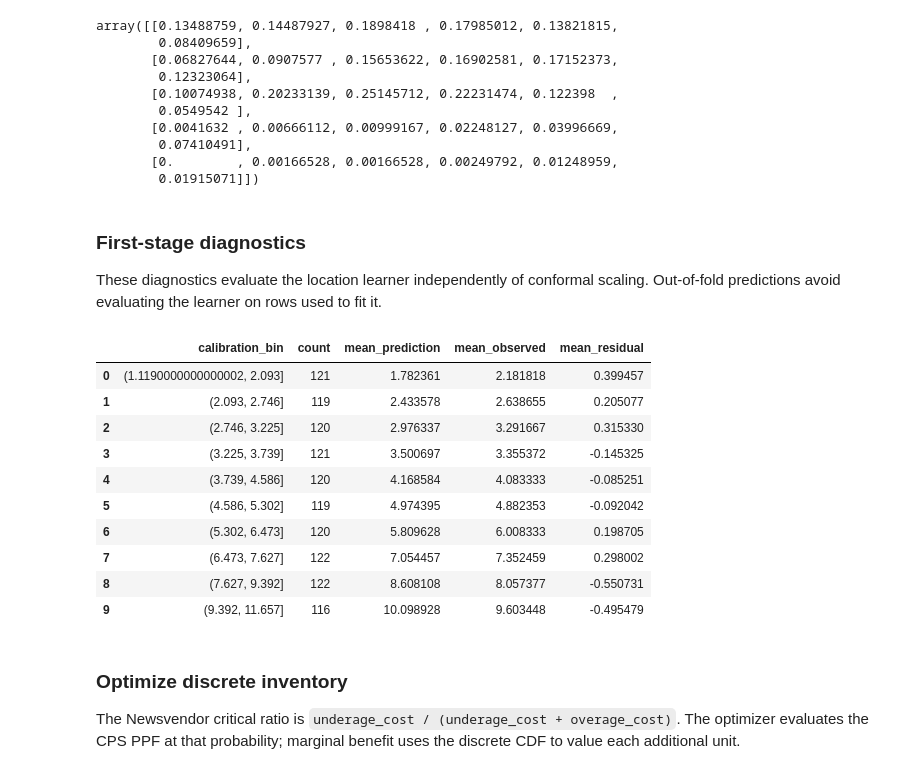
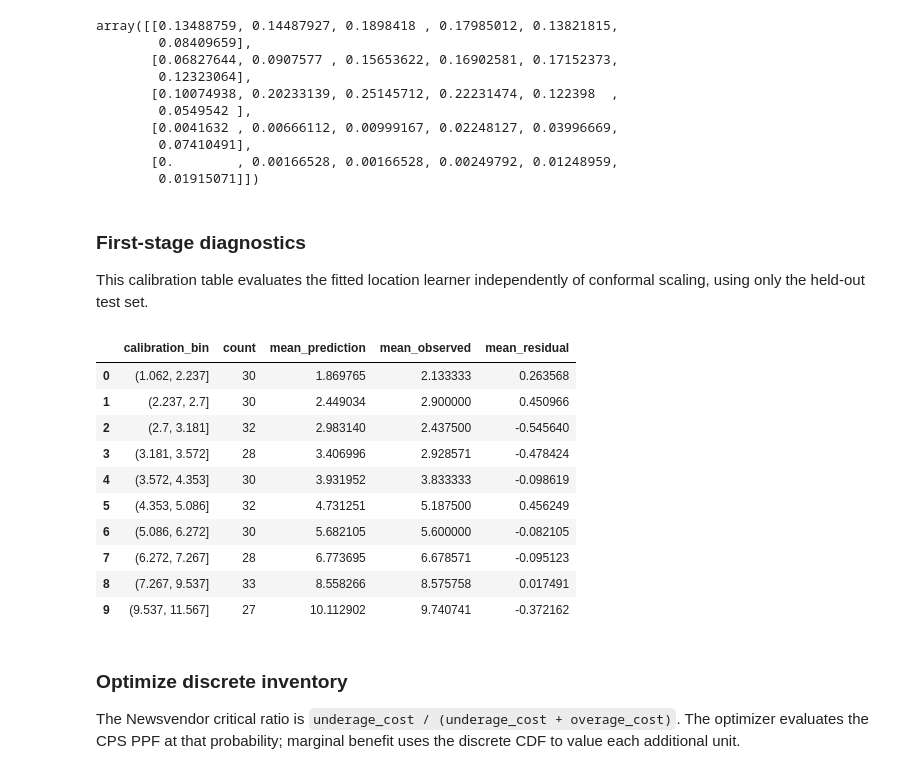
Before and after one commit to heylucasleao/tinyconformal, a Jupyter notebook: examples/distribution/cps.ipynb, the cells around one changed output. Saved outputs shown, nothing was run; the diff lists cells and outputs as text; code cells hidden in the pictures.

```diff
--- a/examples/distribution/cps.ipynb
+++ b/examples/distribution/cps.ipynb
@@ -96,25 +96,25 @@ array([[0.13488759, 0.14487927, 0.1898418 , 0.17985012, 0.13821815,
 # %% [markdown]
 ### First-stage diagnostics
 
-These diagnostics evaluate the location learner independently of conformal scaling. Out-of-fold predictions avoid evaluating the learner on rows used to fit it.
+This calibration table evaluates the fitted location learner independently of conformal scaling, using only the held-out test set.
-# %%
-count_oof = cross_val_predict(
-    count_location, X_count_train, y_count_train, cv=5, n_jobs=-1
-)
-count_first_stage = pd.DataFrame({"y": y_count_train, "y_pred": count_oof})
-FirstStageEvaluator.calibration_table(count_first_stage, n_bins=10)
-# %% [output]
-|  | calibration_bin | count | mean_prediction | mean_observed | mean_residual |
-| 0 | (1.1190000000000002, 2.093] | 121 | 1.782361 | 2.181818 | 0.399457 |
-| 1 | (2.093, 2.746] | 119 | 2.433578 | 2.638655 | 0.205077 |
-| 2 | (2.746, 3.225] | 120 | 2.976337 | 3.291667 | 0.315330 |
-| 3 | (3.225, 3.739] | 121 | 3.500697 | 3.355372 | -0.145325 |
-| 4 | (3.739, 4.586] | 120 | 4.168584 | 4.083333 | -0.085251 |
-| 5 | (4.586, 5.302] | 119 | 4.974395 | 4.882353 | -0.092042 |
-| 6 | (5.302, 6.473] | 120 | 5.809628 | 6.008333 | 0.198705 |
-| 7 | (6.473, 7.627] | 122 | 7.054457 | 7.352459 | 0.298002 |
-| 8 | (7.627, 9.392] | 122 | 8.608108 | 8.057377 | -0.550731 |
-| 9 | (9.392, 11.657] | 116 | 10.098928 | 9.603448 | -0.495479 |
+# %%
+count_first_stage_test = pd.DataFrame({
+    "y": y_count_test,
+    "y_pred": count_cps.learner_.predict(X_count_test),
+})
+FirstStageEvaluator.calibration_table(count_first_stage_test, n_bins=10)
+# %% [output]
+|  | calibration_bin | count | mean_prediction | mean_observed | mean_residual |
+| 0 | (1.062, 2.237] | 30 | 1.869765 | 2.133333 | 0.263568 |
+| 1 | (2.237, 2.7] | 30 | 2.449034 | 2.900000 | 0.450966 |
+| 2 | (2.7, 3.181] | 32 | 2.983140 | 2.437500 | -0.545640 |
+| 3 | (3.181, 3.572] | 28 | 3.406996 | 2.928571 | -0.478424 |
+| 4 | (3.572, 4.353] | 30 | 3.931952 | 3.833333 | -0.098619 |
+| 5 | (4.353, 5.086] | 32 | 4.731251 | 5.187500 | 0.456249 |
+| 6 | (5.086, 6.272] | 30 | 5.682105 | 5.600000 | -0.082105 |
+| 7 | (6.272, 7.267] | 28 | 6.773695 | 6.678571 | -0.095123 |
+| 8 | (7.267, 9.537] | 33 | 8.558266 | 8.575758 | 0.017491 |
+| 9 | (9.537, 11.567] | 27 | 10.112902 | 9.740741 | -0.372162 |
 # %% [markdown]
 ### Optimize discrete inventory
 
```
Also changed, not shown: parts of 1 cell of this notebook, 1 other file.
